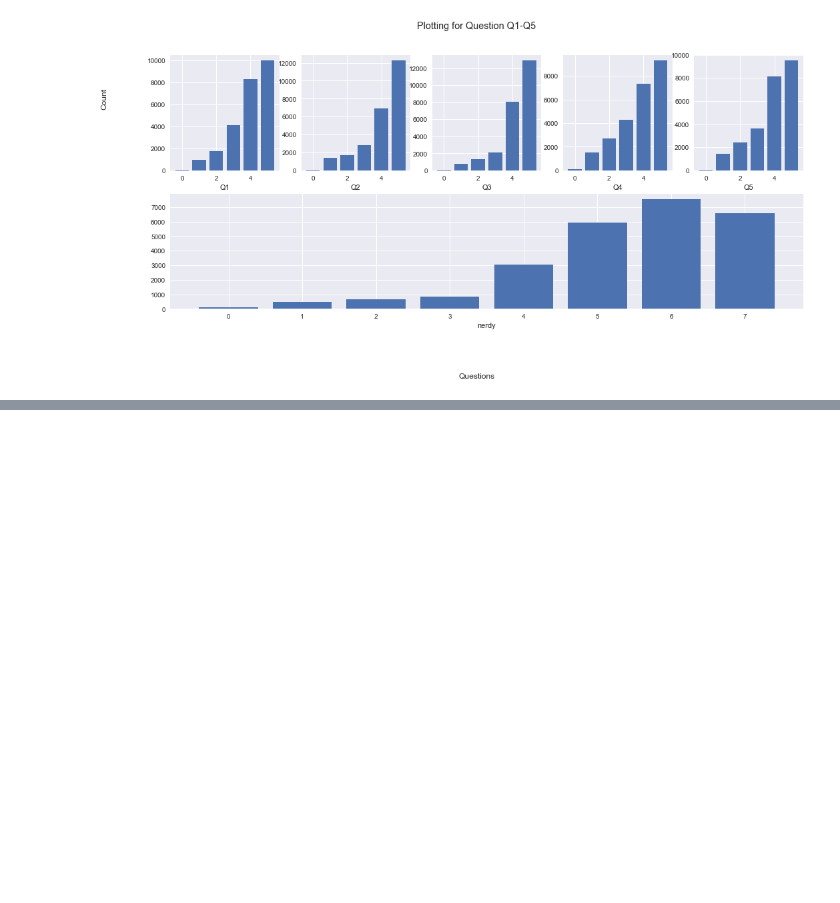
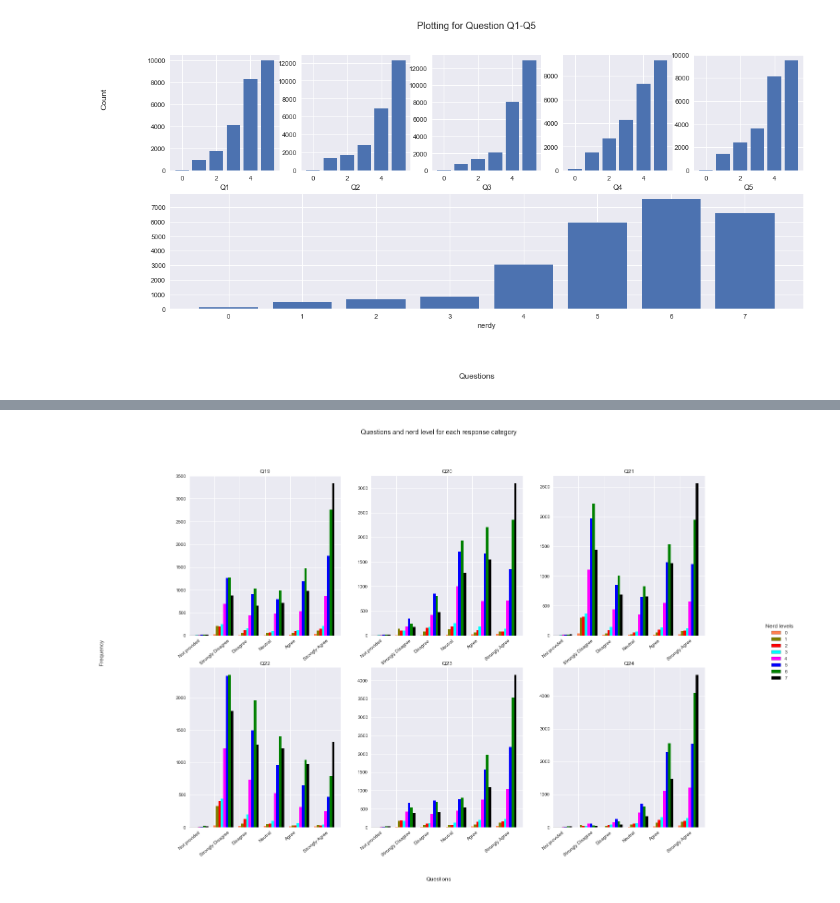
Before and after one commit to rupesh-papneja/am, a Jupyter notebook: ml-phase-1.ipynb, the cells around one changed output, grey strips where cells are left out. Drawn from its saved outputs; the diff is of its cells as text; code cells hidden in the pictures; blank space fills up the shorter version.

```diff
--- a/ml-phase-1.ipynb
+++ b/ml-phase-1.ipynb
@@ -1080,0 +472,6 @@ plotCategoricalWithTarget(data, ['Not provided', 'Rural', 'Suburban', 'Urban'],
+# %%
+plotCategoricalWithTarget(data, ['Not provided', 'Strongly Disagree', 'Disagree', 'Neutral', 'Agree', 'Strongly Agree'],
+                          20, 14, categories, 18, 24, 'nerdy', colorlist, 'Nerd levels',
+                          'Questions and nerd level for each response category', 'Questions', 'Frequency', 2, 3, 0.1, 40)
+# %% [output]
+[figure, added]
```
Also changed, not shown: parts of 39 cells of this notebook.
